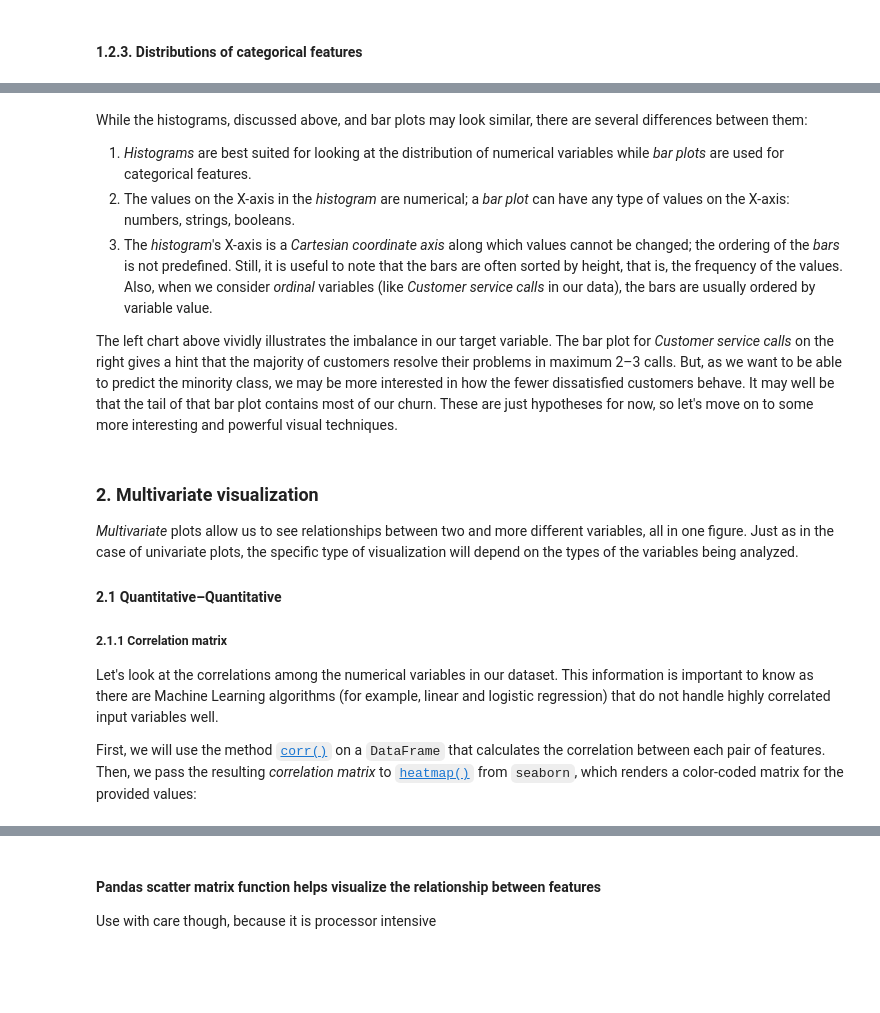
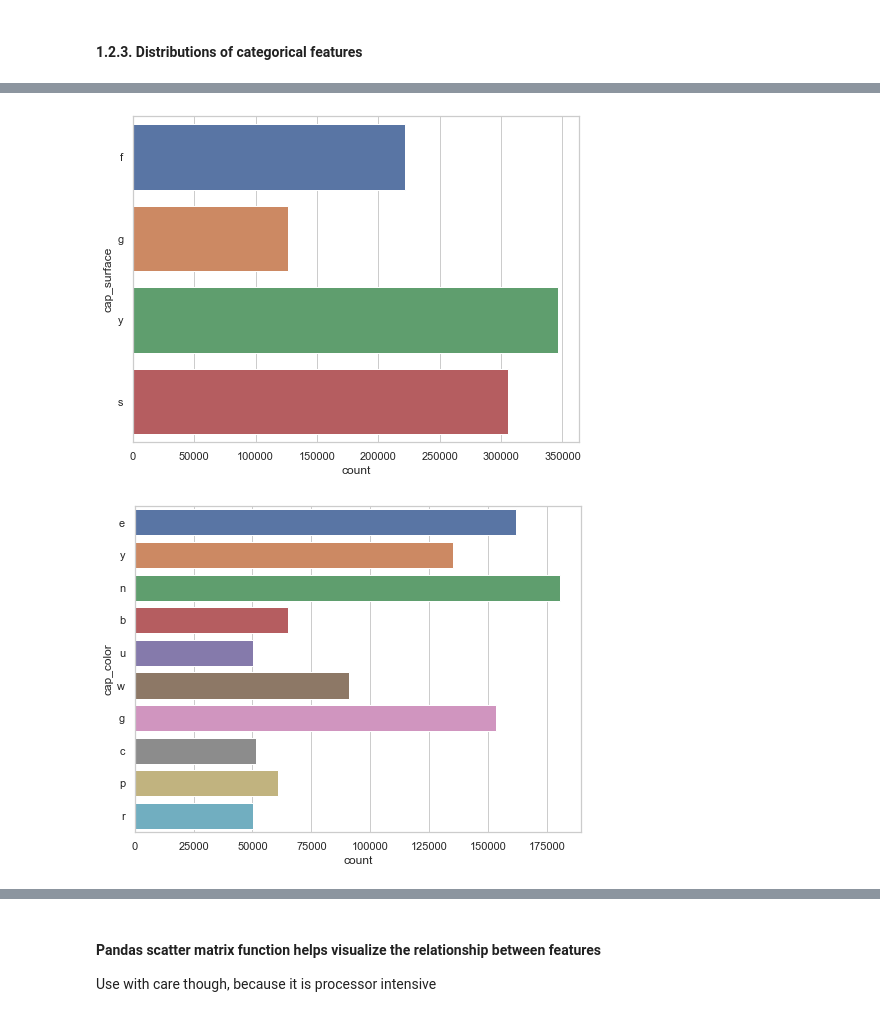
Before and after one commit to data-scince-explorer/data_vs_wild, a Jupyter notebook: data_vs_wild.ipynb, the cells around one changed output, grey strips where cells are left out. Saved outputs shown, nothing was run; the diff lists cells and outputs as text; code cells hidden in the pictures; blank space fills up the shorter version.

```diff
--- a/data_vs_wild.ipynb
+++ b/data_vs_wild.ipynb
@@ -507,27 +396,11 @@ sns.countplot(x='incident_state', data=autinsurance, ax=axes[1]);
 # %%
 # Distributions of categorical features
 plt.rcParams['figure.figsize'] = 8,6
-sns.countplot(y='insured_sex', data=autinsurance)
+sns.countplot(y='cap_surface', data=mushroom_df)
 plt.show()
 
-sns.countplot(y='incident_state', data=autinsurance)
+sns.countplot(y='cap_color', data=mushroom_df)
 plt.show()
+# %% [output]
+[figure, added]
+[figure, added]
-# %% [markdown]
-While the histograms, discussed above, and bar plots may look similar, there are several differences between them:
-1. *Histograms* are best suited for looking at the distribution of numerical variables while *bar plots* are used for categorical features.
-2. The values on the X-axis in the *histogram* are numerical; a *bar plot* can have any type of values on the X-axis: numbers, strings, booleans.
-3. The *histogram*'s X-axis is a *Cartesian coordinate axis* along which values cannot be changed; the ordering of the *bars* is not predefined. Still, it is useful to note that the bars are often sorted by height, that is, the frequency of the values. Also, when we consider *ordinal* variables (like *Customer service calls* in our data), the bars are usually ordered by variable value.
-
-The left chart above vividly illustrates the imbalance in our target variable. The bar plot for *Customer service calls* on the right gives a hint that the majority of customers resolve their problems in maximum 2–3 calls. But, as we want to be able to predict the minority class, we may be more interested in how the fewer dissatisfied customers behave. It may well be that the tail of that bar plot contains most of our churn. These are just hypotheses for now, so let's move on to some more interesting and powerful visual techniques.
-# %% [markdown]
-### 2. Multivariate visualization
-
-*Multivariate* plots allow us to see relationships between two and more different variables, all in one figure. Just as in the case of univariate plots, the specific type of visualization will depend on the types of the variables being analyzed.
-
-#### 2.1 Quantitative–Quantitative
-
-##### 2.1.1 Correlation matrix
-
-Let's look at the correlations among the numerical variables in our dataset. This information is important to know as there are Machine Learning algorithms (for example, linear and logistic regression) that do not handle highly correlated input variables well.
-
-First, we will use the method [`corr()`](https://pandas.pydata.org/pandas-docs/stable/generated/pandas.DataFrame.corr.html) on a `DataFrame` that calculates the correlation between each pair of features. Then, we pass the resulting *correlation matrix* to [`heatmap()`](https://seaborn.pydata.org/generated/seaborn.heatmap.html) from `seaborn`, which renders a color-coded matrix for the provided values:
```
Also changed, not shown: parts of 72 cells of this notebook.
